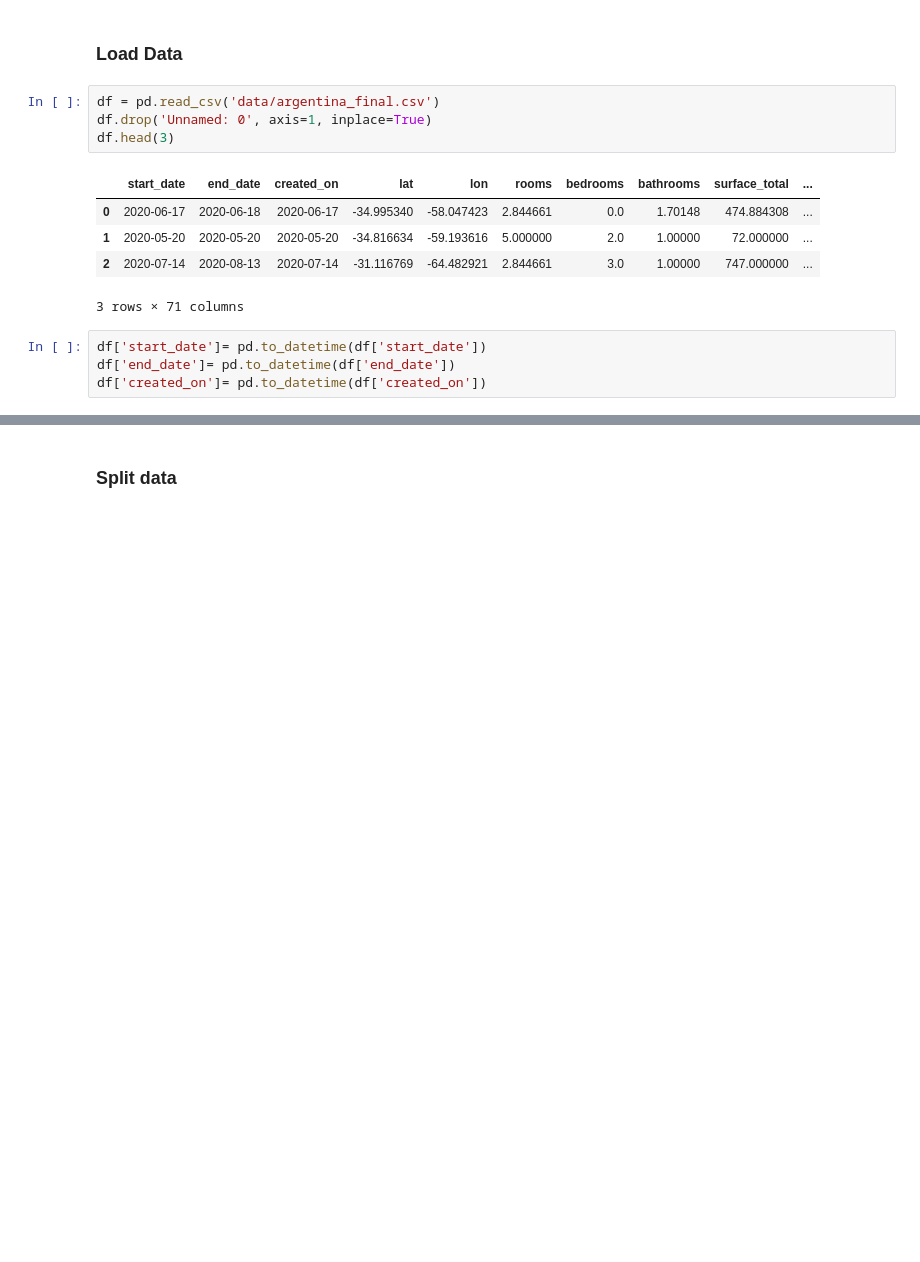
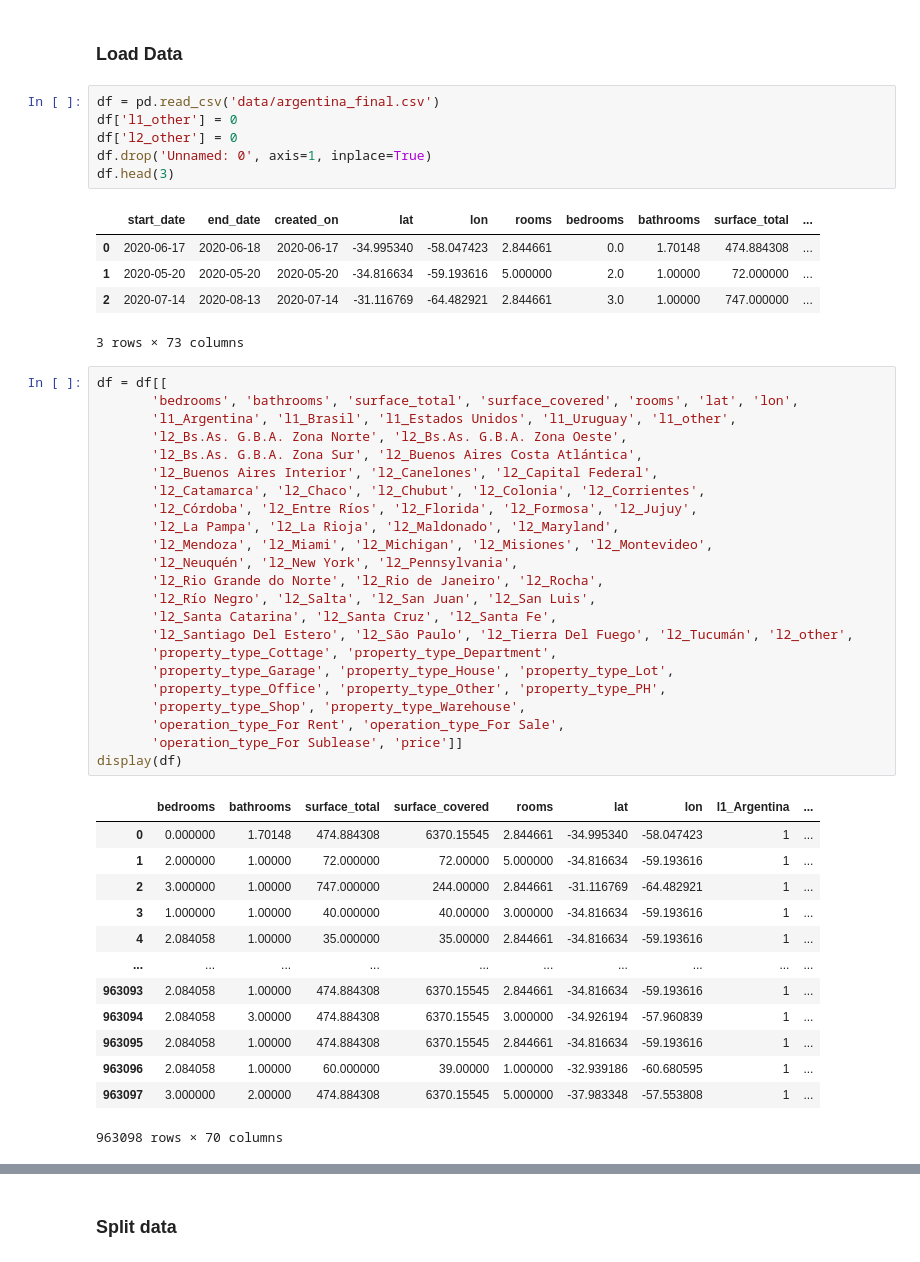
Before and after one commit to cjpena531/house-price-predict, a Jupyter notebook: Prototype.ipynb, the cells around one changed output, grey strips where cells are left out. Saved outputs shown, nothing was run; the diff lists cells and outputs as text; blank space fills up the shorter version.

Commit message:
Update 4
add other columns for country and states.
retrain model and save.

```diff
--- a/Prototype.ipynb
+++ b/Prototype.ipynb
@@ -32,6 +32,8 @@ The animation.avconv_args rcparam was deprecated in Matplotlib 3.3 and will be r
 ### Load Data
 # %%
 df = pd.read_csv('data/argentina_final.csv')
+df['l1_other'] = 0
+df['l2_other'] = 0
 df.drop('Unnamed: 0', axis=1, inplace=True)
 df.head(3)
 # %% [output]
@@ -39,8 +41,41 @@ df.head(3)
 | 0 | 2020-06-17 | 2020-06-18 | 2020-06-17 | -34.995340 | -58.047423 | 2.844661 | 0.0 | 1.70148 | 474.884308 | ... |
 | 1 | 2020-05-20 | 2020-05-20 | 2020-05-20 | -34.816634 | -59.193616 | 5.000000 | 2.0 | 1.00000 | 72.000000 | ... |
 | 2 | 2020-07-14 | 2020-08-13 | 2020-07-14 | -31.116769 | -64.482921 | 2.844661 | 3.0 | 1.00000 | 747.000000 | ... |
-3 rows × 71 columns
+3 rows × 73 columns
-# %%
-df['start_date']= pd.to_datetime(df['start_date'])
-df['end_date']= pd.to_datetime(df['end_date'])
-df['created_on']= pd.to_datetime(df['created_on'])
+# %%
+df = df[[
+       'bedrooms', 'bathrooms', 'surface_total', 'surface_covered', 'rooms', 'lat', 'lon',
+       'l1_Argentina', 'l1_Brasil', 'l1_Estados Unidos', 'l1_Uruguay', 'l1_other',
+       'l2_Bs.As. G.B.A. Zona Norte', 'l2_Bs.As. G.B.A. Zona Oeste',
+       'l2_Bs.As. G.B.A. Zona Sur', 'l2_Buenos Aires Costa Atlántica',
+       'l2_Buenos Aires Interior', 'l2_Canelones', 'l2_Capital Federal',
+       'l2_Catamarca', 'l2_Chaco', 'l2_Chubut', 'l2_Colonia', 'l2_Corrientes',
+       'l2_Córdoba', 'l2_Entre Ríos', 'l2_Florida', 'l2_Formosa', 'l2_Jujuy',
+       'l2_La Pampa', 'l2_La Rioja', 'l2_Maldonado', 'l2_Maryland',
+       'l2_Mendoza', 'l2_Miami', 'l2_Michigan', 'l2_Misiones', 'l2_Montevideo',
+       'l2_Neuquén', 'l2_New York', 'l2_Pennsylvania',
+       'l2_Rio Grande do Norte', 'l2_Rio de Janeiro', 'l2_Rocha',
+       'l2_Río Negro', 'l2_Salta', 'l2_San Juan', 'l2_San Luis',
+       'l2_Santa Catarina', 'l2_Santa Cruz', 'l2_Santa Fe',
+       'l2_Santiago Del Estero', 'l2_São Paulo', 'l2_Tierra Del Fuego', 'l2_Tucumán', 'l2_other',
+       'property_type_Cottage', 'property_type_Department',
+       'property_type_Garage', 'property_type_House', 'property_type_Lot',
+       'property_type_Office', 'property_type_Other', 'property_type_PH',
+       'property_type_Shop', 'property_type_Warehouse',
+       'operation_type_For Rent', 'operation_type_For Sale',
+       'operation_type_For Sublease', 'price']]
+display(df)
+# %% [output]
+|  | bedrooms | bathrooms | surface_total | surface_covered | rooms | lat | lon | l1_Argentina | ... |
+| 0 | 0.000000 | 1.70148 | 474.884308 | 6370.15545 | 2.844661 | -34.995340 | -58.047423 | 1 | ... |
+| 1 | 2.000000 | 1.00000 | 72.000000 | 72.00000 | 5.000000 | -34.816634 | -59.193616 | 1 | ... |
+| 2 | 3.000000 | 1.00000 | 747.000000 | 244.00000 | 2.844661 | -31.116769 | -64.482921 | 1 | ... |
+| 3 | 1.000000 | 1.00000 | 40.000000 | 40.00000 | 3.000000 | -34.816634 | -59.193616 | 1 | ... |
+| 4 | 2.084058 | 1.00000 | 35.000000 | 35.00000 | 2.844661 | -34.816634 | -59.193616 | 1 | ... |
+| ... | ... | ... | ... | ... | ... | ... | ... | ... | ... |
+| 963093 | 2.084058 | 1.00000 | 474.884308 | 6370.15545 | 2.844661 | -34.816634 | -59.193616 | 1 | ... |
+| 963094 | 2.084058 | 3.00000 | 474.884308 | 6370.15545 | 3.000000 | -34.926194 | -57.960839 | 1 | ... |
+| 963095 | 2.084058 | 1.00000 | 474.884308 | 6370.15545 | 2.844661 | -34.816634 | -59.193616 | 1 | ... |
+| 963096 | 2.084058 | 1.00000 | 60.000000 | 39.00000 | 1.000000 | -32.939186 | -60.680595 | 1 | ... |
+| 963097 | 3.000000 | 2.00000 | 474.884308 | 6370.15545 | 5.000000 | -37.983348 | -57.553808 | 1 | ... |
+963098 rows × 70 columns
```
Also changed, not shown: parts of 4 cells of this notebook, 2 other files.
